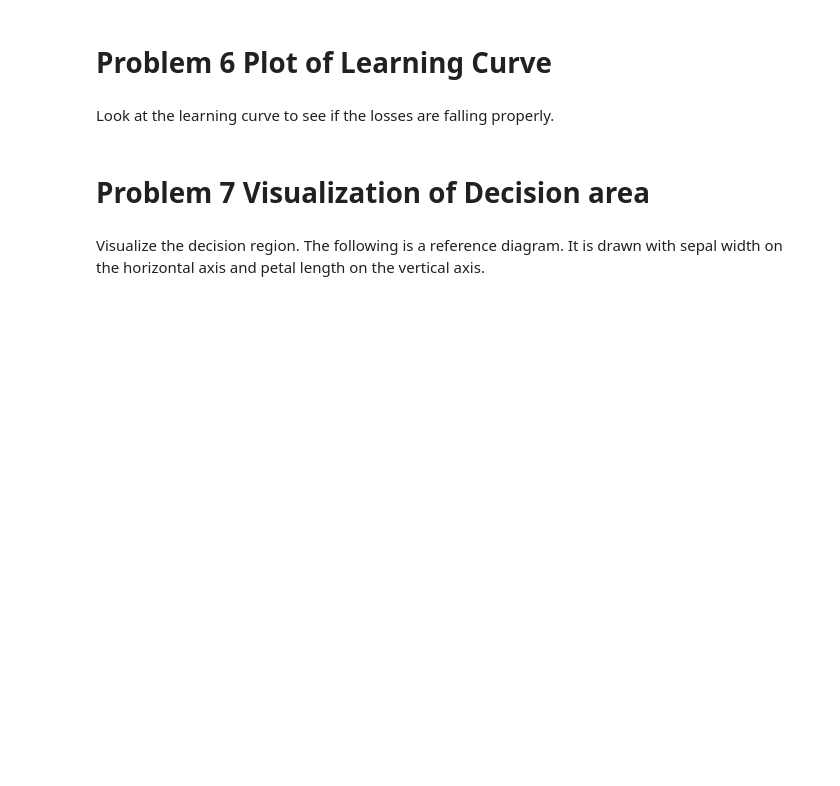
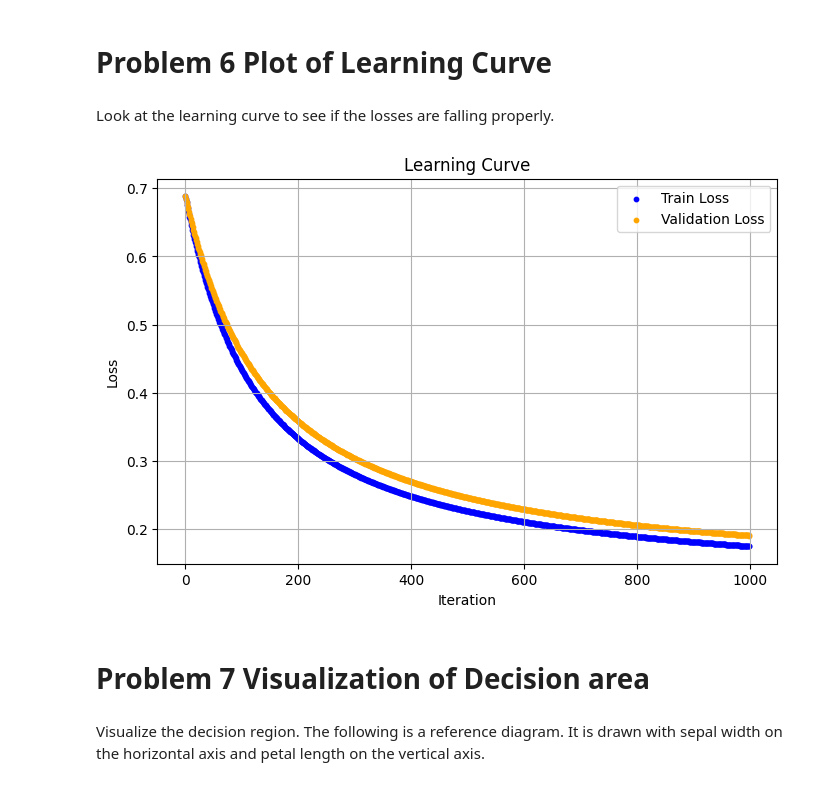
Before and after one commit to WalterPHD/Ai-Data, a Jupyter notebook: LogisticRegression.ipynb, the cells around one changed output. Drawn from its saved outputs; the diff is of its cells as text; code cells hidden in the pictures; blank space fills up the shorter version.

Commit message:
final LogisticTest

```diff
--- a/LogisticRegression.ipynb
+++ b/LogisticRegression.ipynb
@@ -130,12 +133,33 @@
 # Problem 2 Steepest Decent
 # %% [markdown]
 Implement the steepest descent method for learning. Add a method _gradient_descent that updates the parameters as shown in the following equation, and call it from the fit method.
+# %%
+def _gradient_descent(self, X, y):
+        m, n = X.shape
+        pred = self._logistic_hypothesis(X)
+        for j in range(n):
+            gradient = 0
+            for i in range(m):
+                gradient += (pred[i] - y[i]) * X[i, j]
+            # Regularize all parameters including theta_0 since no bias term here
+            reg_term = self.lam * self.theta[j]
+            self.theta[j] = self.theta[j] - self.lr * ((gradient + reg_term) / m)
 # %% [markdown]
 # Problem 3 Estimated
 # %% [markdown]
 Please implement the estimation mechanism. Add to the predict method and predict_proba method included in the template of ScratchLogisticRegression class.
 
 The output of the hypothetical function $h_\theta(x)$ is the return value of predict_proba, and the return value of predict is a threshold value labeled 1 and 0.
+# %%
+def _logistic_hypothesis(self, X):
+        return self._sigmoid(X @ self.theta)
+# %%
+def predict_proba(self, X):
+        return self._logistic_hypothesis(X)
+# %%
+def predict(self, X):
+        proba = self.predict_proba(X)
+        return (proba >= 0.5).astype(int)
 # %% [markdown]
 # Problem 4 Objective Function
 # %% [markdown]
@@ -148,6 +393,23 @@ Learn and estimate the scratch implementation for the binary classification of v
 # Problem 6 Plot of Learning Curve
 # %% [markdown]
 Look at the learning curve to see if the losses are falling properly.
+# %%
+model.fit(X_train, y_train, X_val=X_test, y_val=y_test)
+
+import matplotlib.pyplot as plt
+%matplotlib inline
+
+plt.figure(figsize=(8, 5))
+plt.title('Learning Curve')
+plt.xlabel('Iteration')
+plt.ylabel('Loss')
+plt.scatter(range(model.iter), model.loss, label='Train Loss', color='blue', s=10)
+plt.scatter(range(model.iter), model.val_loss, label='Validation Loss', color='orange', s=10)
+plt.legend()
+plt.grid(True)
+plt.show()
+# %% [output]
+[figure, added]
 # %% [markdown]
 # Problem 7 Visualization of Decision area
 # %% [markdown]
```
Also changed, not shown: parts of 13 cells of this notebook.
